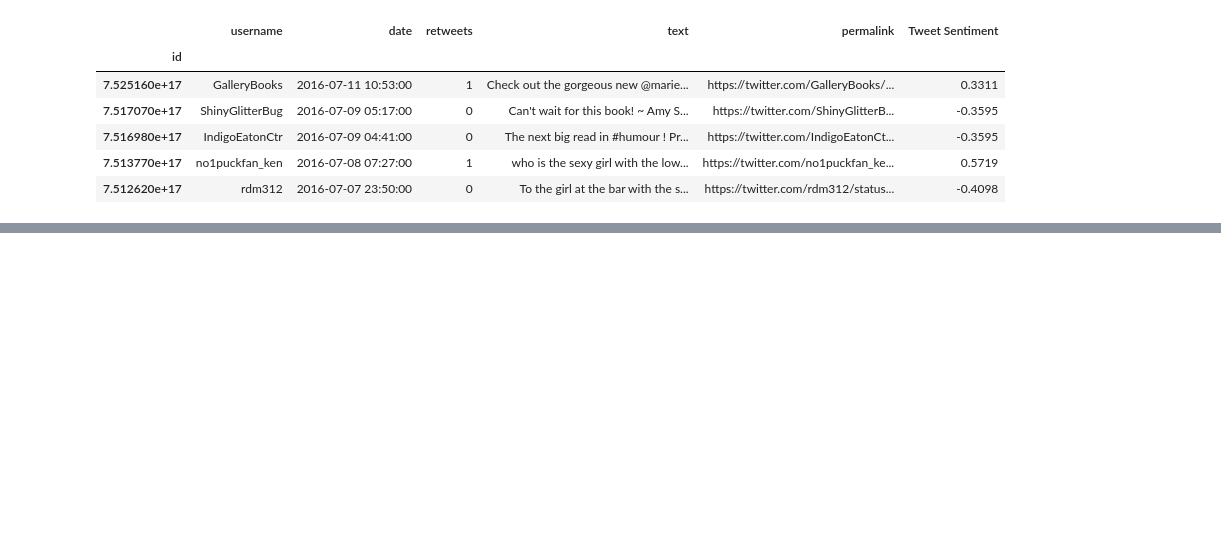
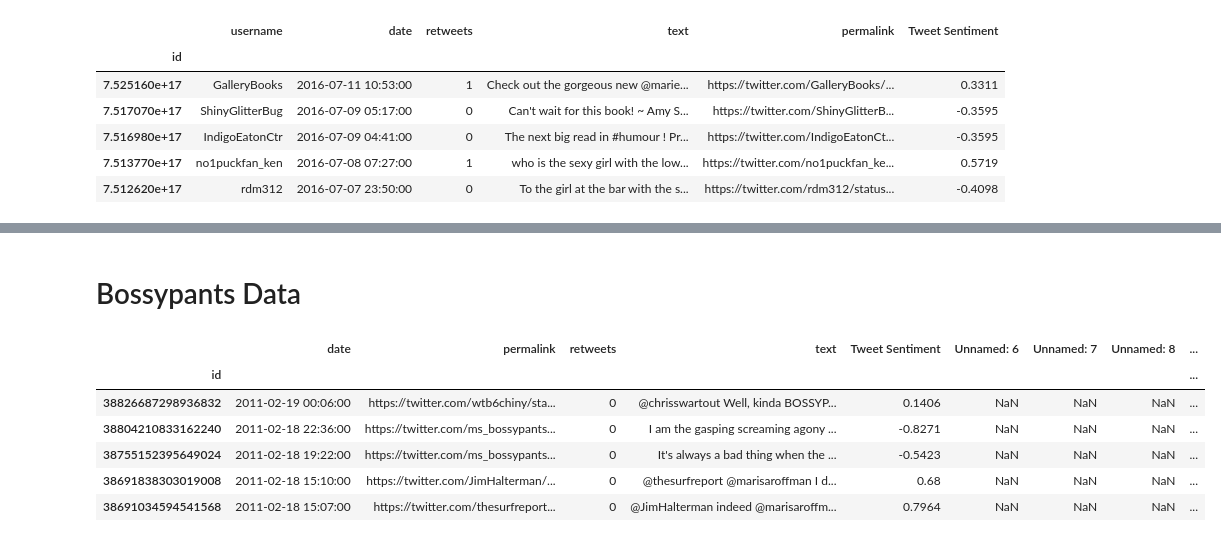
Before and after one commit to rdk5/wheres-my-data-dude, a Jupyter notebook: Tweet Retrieval/ImportBookData.ipynb, the cells around one changed output, grey strips where cells are left out. Cells and saved outputs as stored; diff of their text form; code cells hidden in the pictures; blank space fills up the shorter version.

```diff
--- a/Tweet Retrieval/ImportBookData.ipynb
+++ b/Tweet Retrieval/ImportBookData.ipynb
@@ -231,0 +267,11 @@ BackTattoo.to_csv("back_tattoo_full_data.csv")
+# %%
+dates = "Dates/im_dates.csv"
+date_df = pd.read_csv(dates)
+weekly_sentiment = []
+weekly_tweets = []
+for index, row in date_df.iterrows():
+    date = row["Week Start"]
+    date2 = row["Week End"]
+    mask = (frame3[' date'] > str(date)) & (frame3[' date'] <= str(date2))
+    weekly_tweets.append(len(frame3.loc[mask]))
+    weekly_sentiment.append(np.mean(frame3.loc[mask]["Tweet Sentiment"]))
@@ -231,0 +307,35 @@ BackTattoo.to_csv("back_tattoo_full_data.csv")
+# %% [markdown]
+# Bossypants Data
+# %%
+weekly_sentiment = []
+compound_sentiment = []
+weekly_tweets = []
+books = ["Bossypants"]
+for item in books:
+    list_ = []
+    for x in range(26):
+        file = "Data/" + item + " Data/" + item + str(x) + ".csv"
+        df = pd.read_csv(file, encoding="latin-1", error_bad_lines=False, warn_bad_lines=False, index_col=None, header=0)
+
+        df["Tweet Sentiment"] = ""
+        df.set_index(" id", inplace=True)
+
+        for index, row in df.iterrows():
+            tweet_text = row[" text"]
+            compound_sentiment.append(analyzer.polarity_scores(tweet_text)["compound"])
+            df.set_value(index, "Tweet Sentiment", (analyzer.polarity_scores(tweet_text)["compound"]))
+
+        compound_sentiment = []
+        list_.append(df)
+    frame4 = pd.concat(list_)
+    frame4[' date'] = pd.to_datetime(frame4[' date'])
+# %%
+frame4.head()
+# %% [output]
+|  | date | permalink | retweets | text | Tweet Sentiment | Unnamed: 6 | Unnamed: 7 | Unnamed: 8 | ... |
+| id |  |  |  |  |  |  |  |  | ... |
+| 38826687298936832 | 2011-02-19 00:06:00 | https://twitter.com/wtb6chiny/sta... | 0 | @chrisswartout Well, kinda BOSSYP... | 0.1406 | NaN | NaN | NaN | ... |
+| 38804210833162240 | 2011-02-18 22:36:00 | https://twitter.com/ms_bossypants... | 0 | I am the gasping screaming agony ... | -0.8271 | NaN | NaN | NaN | ... |
+| 38755152395649024 | 2011-02-18 19:22:00 | https://twitter.com/ms_bossypants... | 0 | It's always a bad thing when the ... | -0.5423 | NaN | NaN | NaN | ... |
+| 38691838303019008 | 2011-02-18 15:10:00 | https://twitter.com/JimHalterman/... | 0 | @thesurfreport @marisaroffman I d... | 0.68 | NaN | NaN | NaN | ... |
+| 38691034594541568 | 2011-02-18 15:07:00 | https://twitter.com/thesurfreport... | 0 | @JimHalterman indeed @marisaroffm... | 0.7964 | NaN | NaN | NaN | ... |
```
Also changed, not shown: parts of 11 cells of this notebook, 36 other files.
